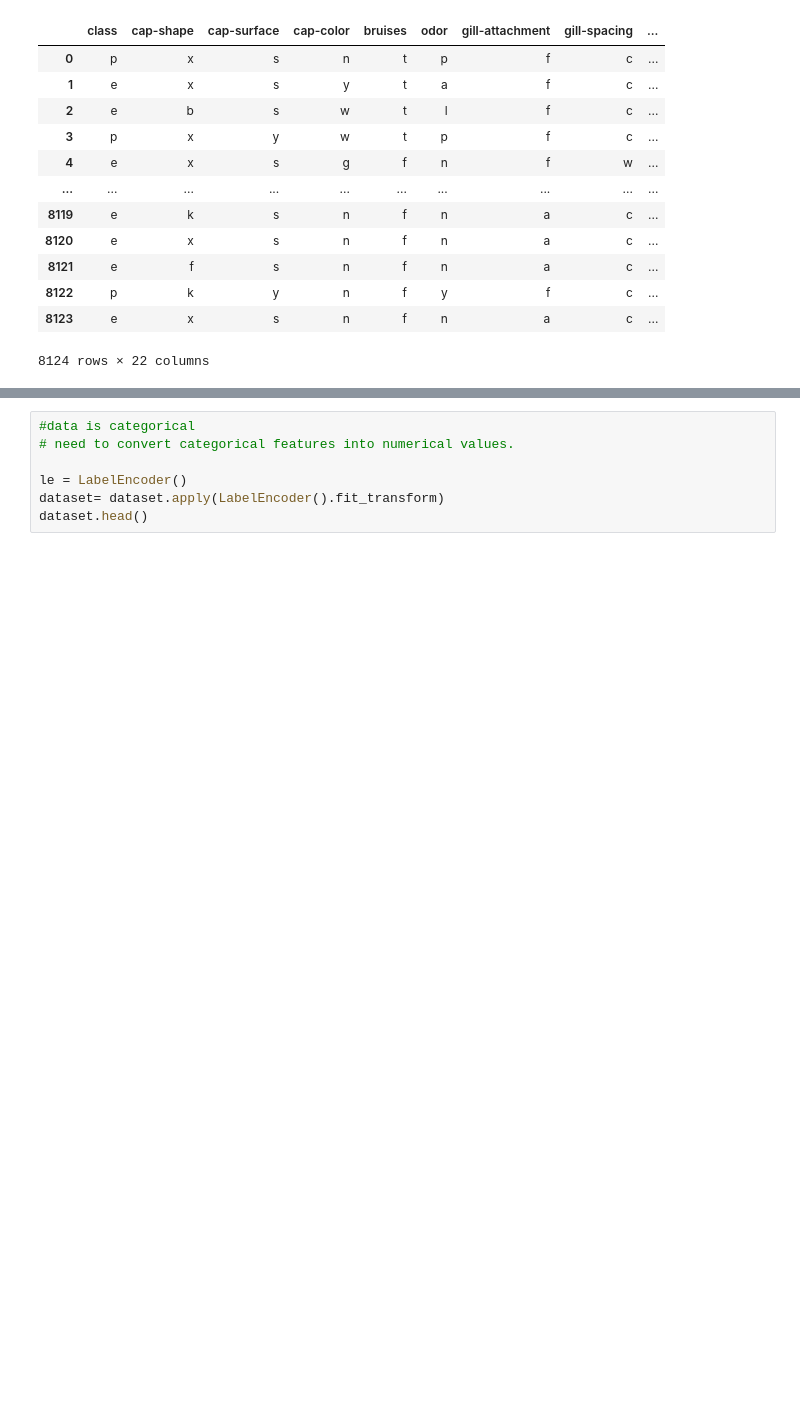
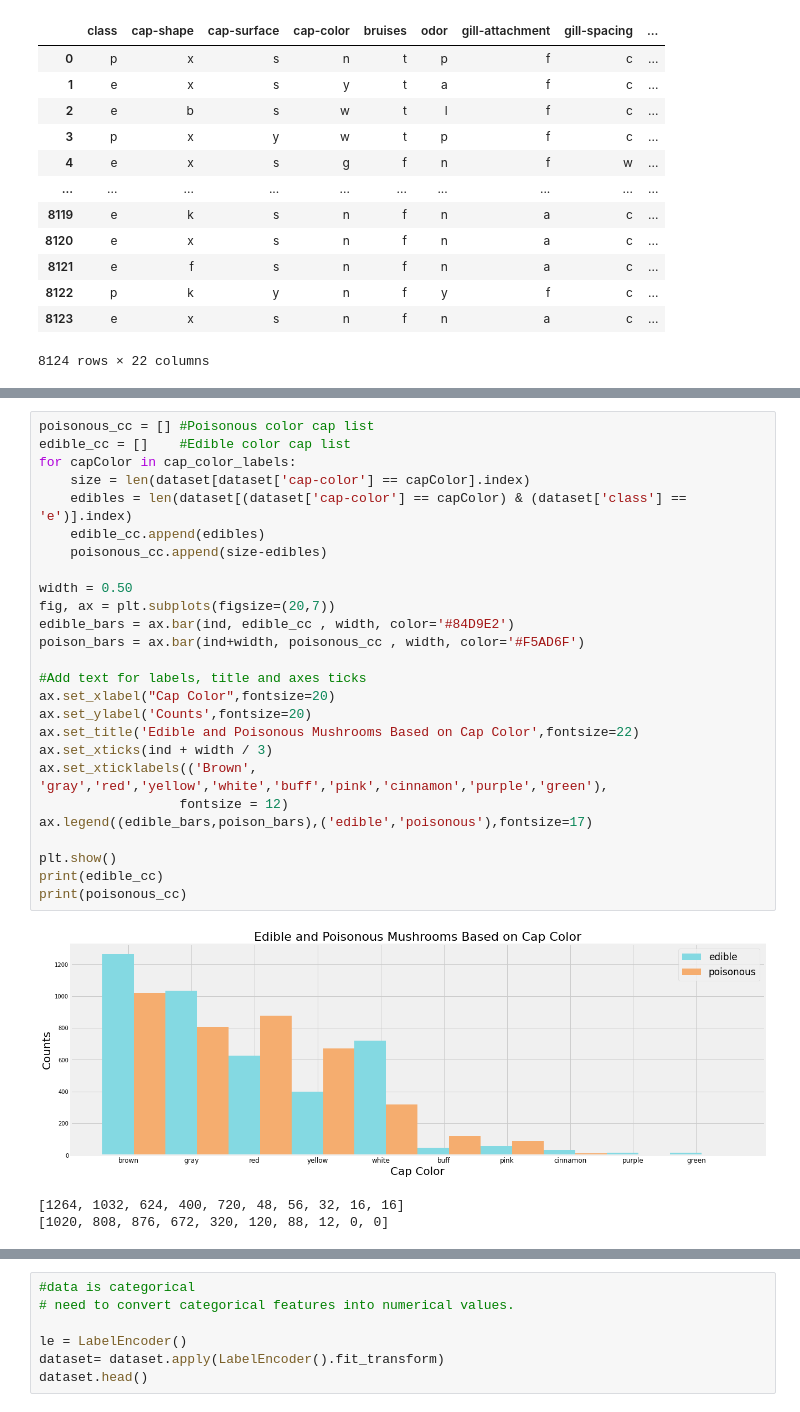
Before and after one commit to knocknguyen/Mushroom_Classification, a Jupyter notebook: Mushroom Classification .ipynb, the cells around one changed output, grey strips where cells are left out. Drawn from its saved outputs; the diff is of its cells as text; blank space fills up the shorter version.

```diff
--- a/Mushroom Classification .ipynb
+++ b/Mushroom Classification .ipynb
@@ -171,0 +226,30 @@ plt.show()
+# %%
+poisonous_cc = [] #Poisonous color cap list
+edible_cc = []    #Edible color cap list
+for capColor in cap_color_labels:
+    size = len(dataset[dataset['cap-color'] == capColor].index)
+    edibles = len(dataset[(dataset['cap-color'] == capColor) & (dataset['class'] == 'e')].index)
+    edible_cc.append(edibles)
+    poisonous_cc.append(size-edibles)
+
+width = 0.50
+fig, ax = plt.subplots(figsize=(20,7))
+edible_bars = ax.bar(ind, edible_cc , width, color='#84D9E2')
+poison_bars = ax.bar(ind+width, poisonous_cc , width, color='#F5AD6F')
+
+#Add text for labels, title and axes ticks
+ax.set_xlabel("Cap Color",fontsize=20)
+ax.set_ylabel('Counts',fontsize=20)
+ax.set_title('Edible and Poisonous Mushrooms Based on Cap Color',fontsize=22)
+ax.set_xticks(ind + width / 3)
+ax.set_xticklabels(('Brown', 'gray','red','yellow','white','buff','pink','cinnamon','purple','green'),
+                  fontsize = 12)
+ax.legend((edible_bars,poison_bars),('edible','poisonous'),fontsize=17)
+
+plt.show()
+print(edible_cc)
+print(poisonous_cc)
+# %% [output]
+[figure, added]
+[1264, 1032, 624, 400, 720, 48, 56, 32, 16, 16]
+[1020, 808, 876, 672, 320, 120, 88, 12, 0, 0]
```
Also changed, not shown: parts of 16 cells of this notebook.
